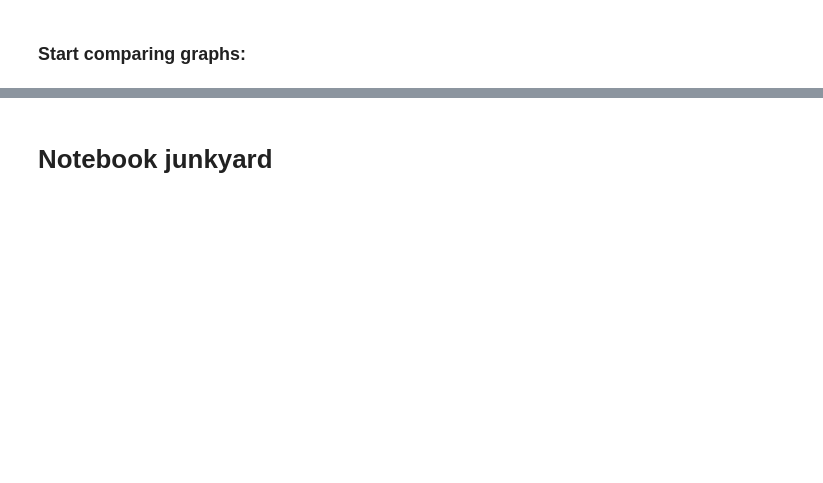
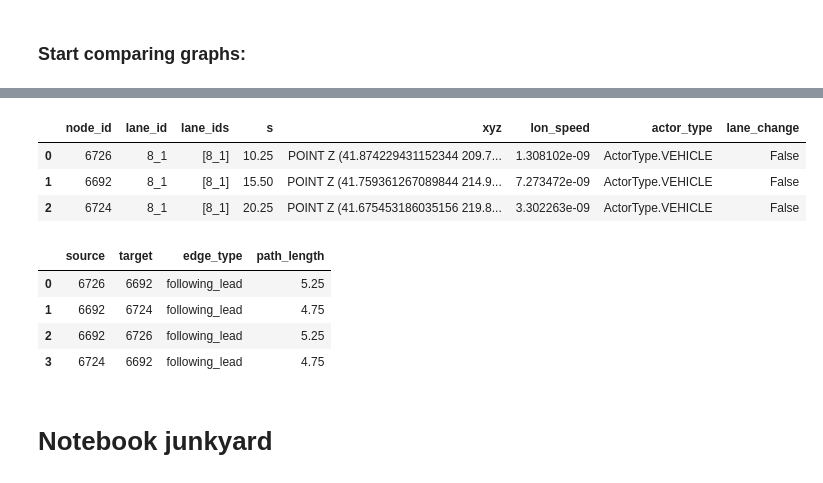
Before and after one commit to tmuehlen80/graph_coverage, a Jupyter notebook: Notebooks/carla/subgraph_isomorphism.ipynb, the cells around one changed output, grey strips where cells are left out. Cells and saved outputs as stored; diff of their text form; code cells hidden in the pictures; blank space fills up the shorter version.

```diff
--- a/Notebooks/carla/subgraph_isomorphism.ipynb
+++ b/Notebooks/carla/subgraph_isomorphism.ipynb
@@ -103,0 +151,42 @@ cov_data_df.groupby(list(cov_data_df.columns[:11]), as_index=False).size()
+# %%
+# 3 vehicles in a row:
+coverage_graphs = {}
+cov_data = {}
+
+#idx = 10
+graph_path = graph_paths[idx]
+print(graph_path)
+# %%
+
+
+graph_path = '/home/tmuehlen/repos/graph_coverage/actor_graphs/carla/graph_2025-09-14 22:08:32.660591_11_0.pkl'
+with open(graph_path, "rb") as file:
+    ag_nx = pickle.load(file)
+
+graph_1 = graph_path.split("/")[-1].split(".pkl")[0].split("graph_")[1]
+scn_1 = graph_1[:26]
+
+g_map_1 = MapGraph()
+g_map_1.read_graph_from_file(f'/home/tmuehlen/repos/graph_coverage/carla/data/scene_{scn_1}_map_graph.pickle')
+g_map_1 = g_map_1.graph
+
+coverage_graphs["three_vehicles_same_lane_in_a_row_no_lane_change"] = ag_nx.subgraph(["6724", "6692", "6726"])
+
+scene_name = "three_vehicles_same_lane_in_a_row_no_lane_change"
+df_nodes = pd.DataFrame.from_dict(dict(coverage_graphs[scene_name].nodes(data=True)), orient='index')
+df_nodes.reset_index(inplace=True)
+df_nodes.rename(columns={'index': 'node_id'}, inplace=True)
+df_edges = pd.DataFrame([(u, v, d) for u, v, d in coverage_graphs[scene_name].edges(data=True)], columns=['source', 'target', 'attributes'])
+df_edges = pd.concat([df_edges[['source', 'target']], pd.json_normalize(df_edges['attributes'])], axis=1)
+display(df_nodes)
+display(df_edges)
+# %% [output]
+|  | node_id | lane_id | lane_ids | s | xyz | lon_speed | actor_type | lane_change |
+| 0 | 6726 | 8_1 | [8_1] | 10.25 | POINT Z (41.874229431152344 209.7... | 1.308102e-09 | ActorType.VEHICLE | False |
+| 1 | 6692 | 8_1 | [8_1] | 15.50 | POINT Z (41.759361267089844 214.9... | 7.273472e-09 | ActorType.VEHICLE | False |
+| 2 | 6724 | 8_1 | [8_1] | 20.25 | POINT Z (41.675453186035156 219.8... | 3.302263e-09 | ActorType.VEHICLE | False |
+|  | source | target | edge_type | path_length |
+| 0 | 6726 | 6692 | following_lead | 5.25 |
+| 1 | 6692 | 6724 | following_lead | 4.75 |
+| 2 | 6692 | 6726 | following_lead | 5.25 |
+| 3 | 6724 | 6692 | following_lead | 4.75 |
```
Also changed, not shown: parts of 12 cells of this notebook, 1 other file.
